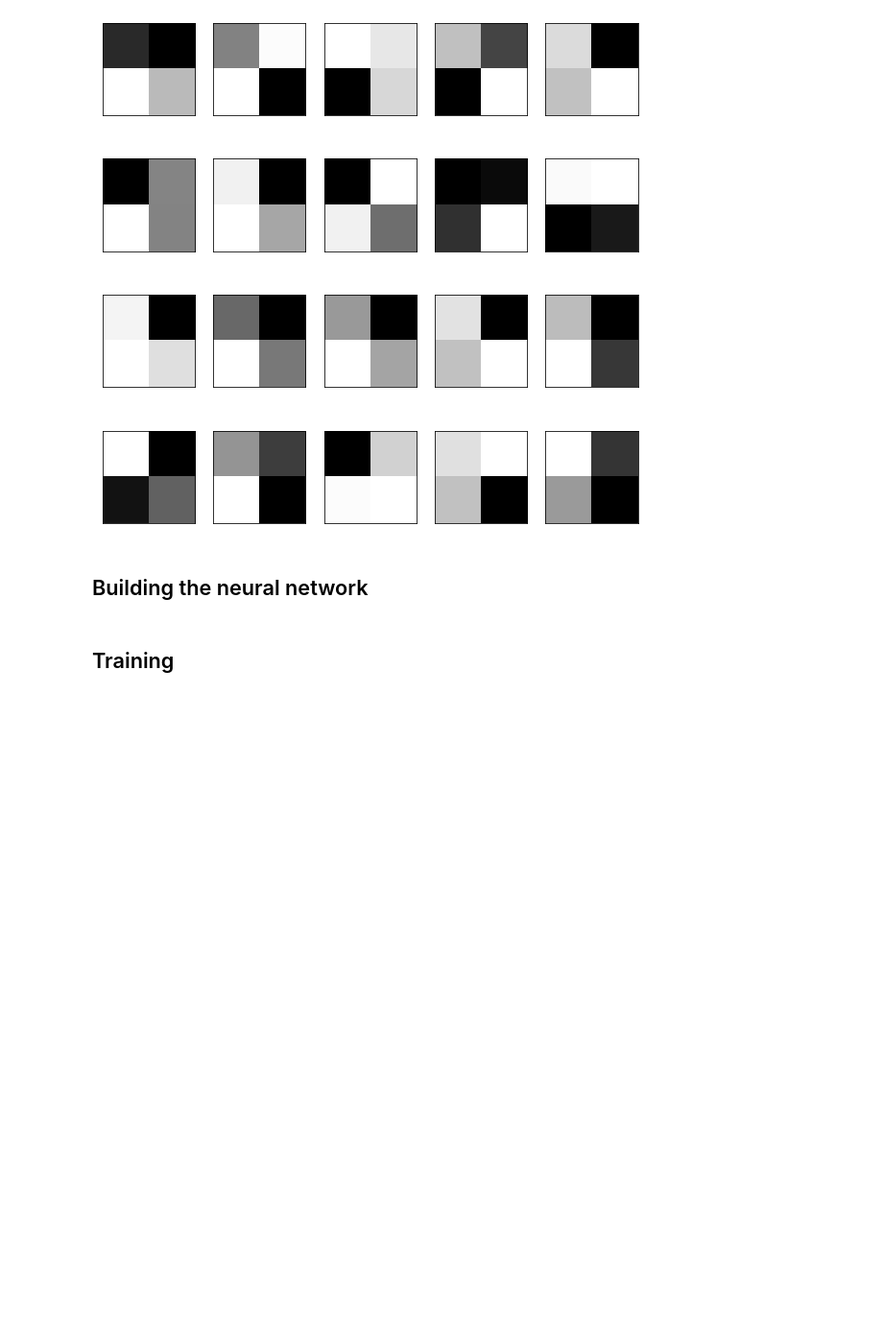
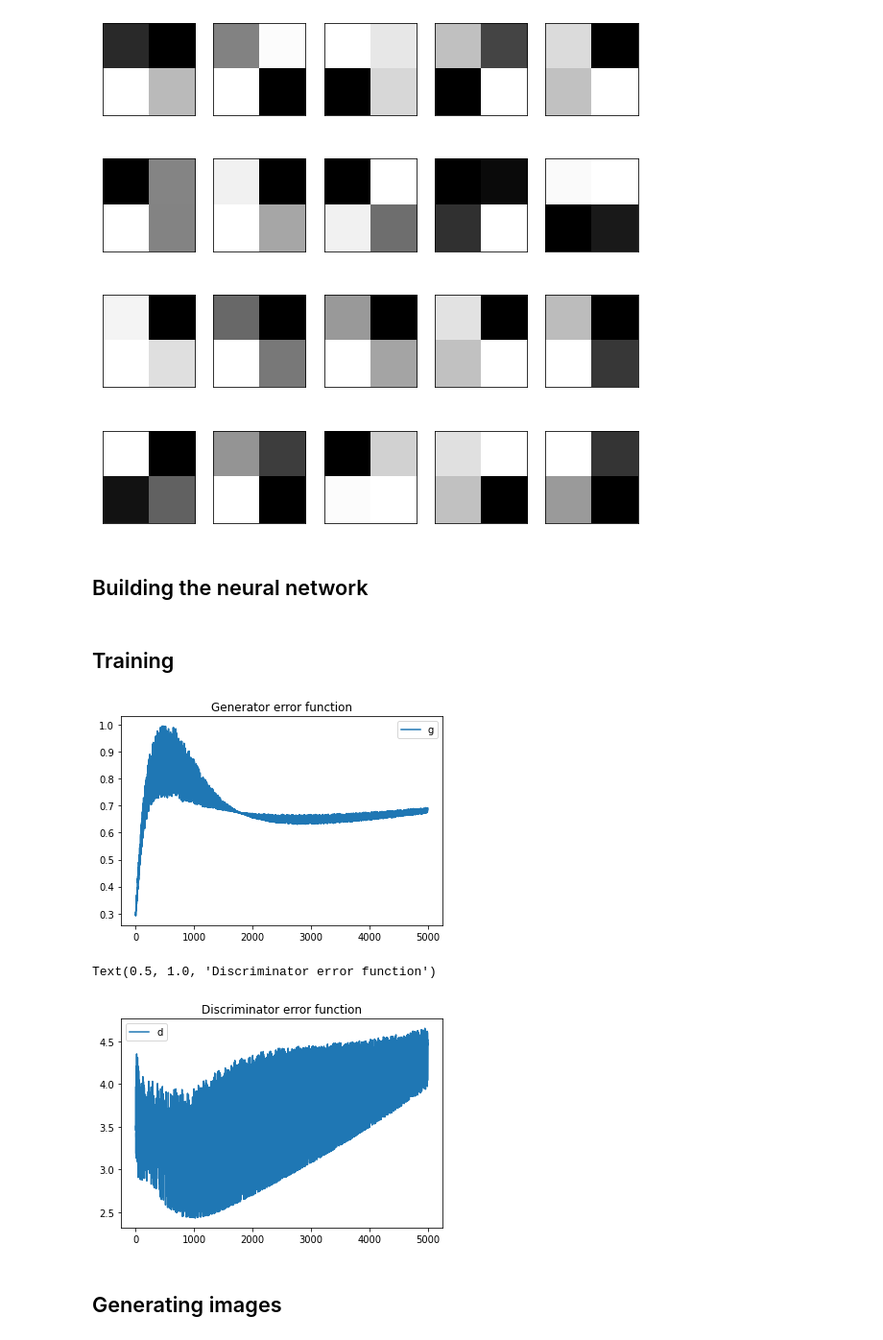
Before and after one commit to manuel-suarez/introduction_to_gans, a Jupyter notebook: Generative_Adversarial_Networks_in_Slanted_Land.ipynb, the cells around one changed output. Shown at 96% size. Drawn from its saved outputs; the diff is of its cells as text; code cells hidden in the pictures; blank space fills up the shorter version.

Commit message:
Plot error training

```diff
--- a/Generative_Adversarial_Networks_in_Slanted_Land.ipynb
+++ b/Generative_Adversarial_Networks_in_Slanted_Land.ipynb
@@ -164,3 +164,18 @@ for epoch in range(epochs):
 
     # Update the generator weights from the fake face
     G.update(z, D)
+# %%
+import matplotlib.pyplot as plt
+plt.plot(errors_generator)
+plt.title("Generator error function")
+plt.legend("gen")
+plt.show()
+plt.plot(errors_discriminator)
+plt.legend("disc")
+plt.title("Discriminator error function")
+# %% [output]
+[figure, added]
+Text(0.5, 1.0, 'Discriminator error function')
+[figure, added]
+# %% [markdown]
+## Generating images
```
